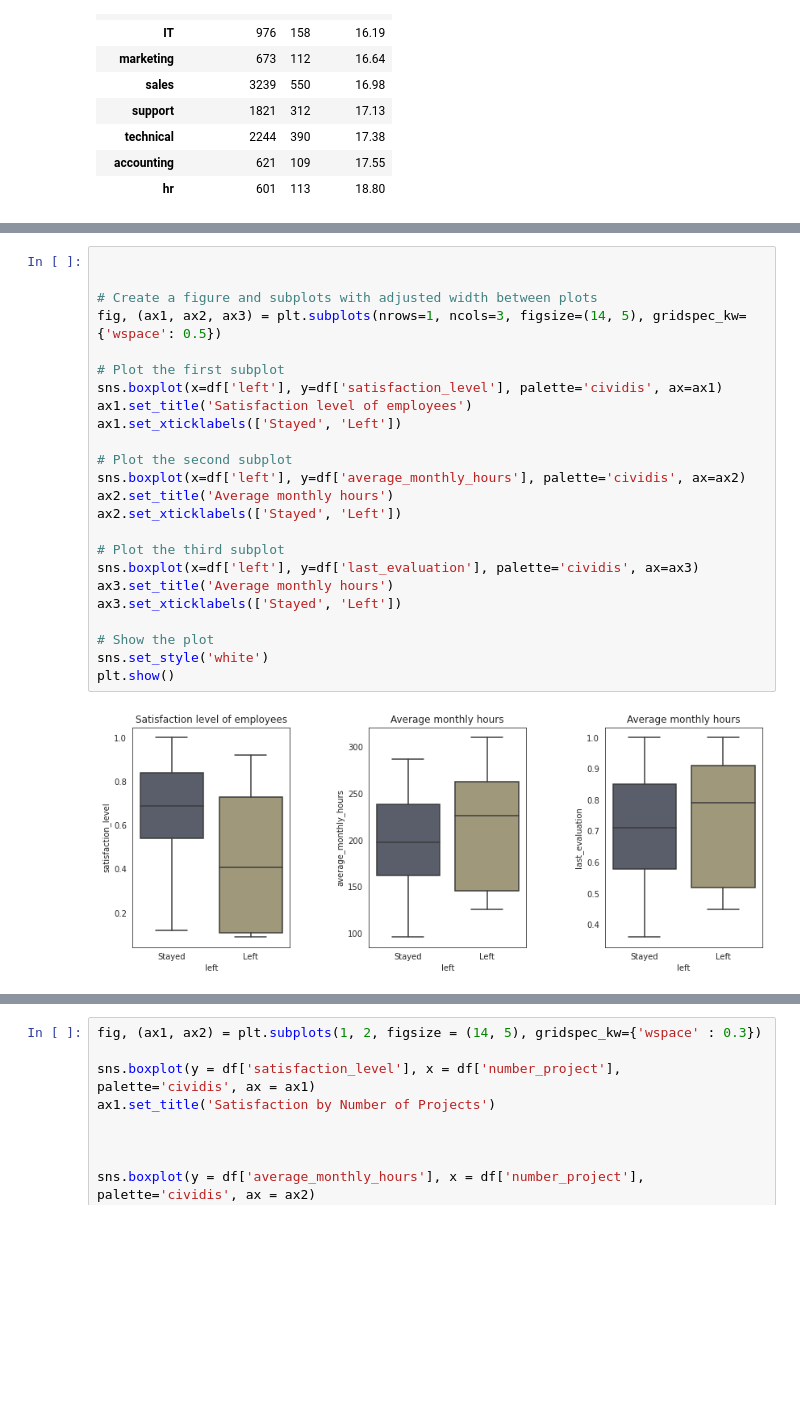
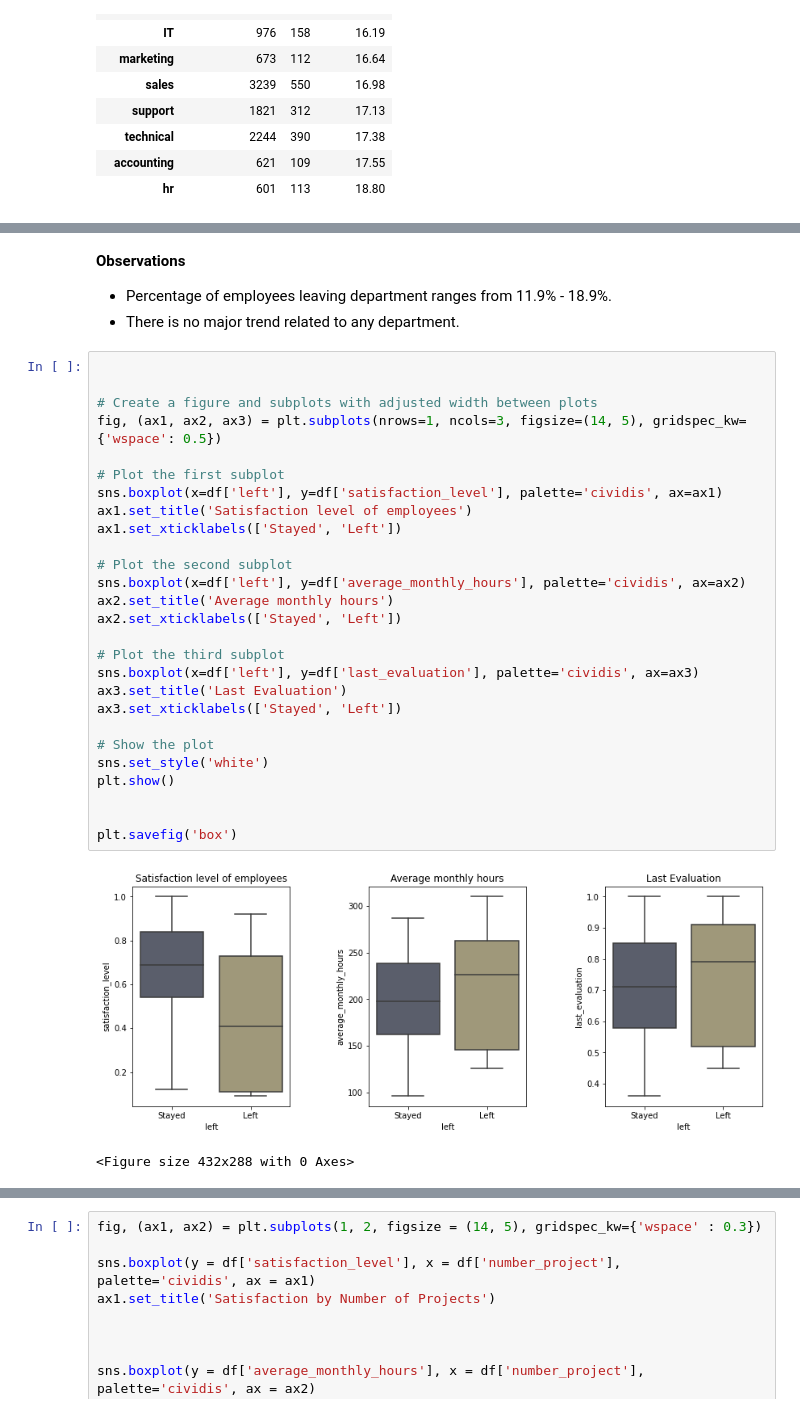
Before and after one commit to sukhpreet1910/salifort-HR-Project, a Jupyter notebook: Notebook/Activity_ Course 7 Salifort Motors project lab.ipynb, the cells around one changed output, grey strips where cells are left out. Cells and saved outputs as stored; diff of their text form; blank space fills up the shorter version.

```diff
--- a/Activity_ Course 7 Salifort Motors project lab.ipynb
+++ b/Notebook/Activity_ Course 7 Salifort Motors project lab.ipynb
@@ -380,26 +382,34 @@ plt.show()
+# %% [markdown]
+**Observations**
+- Percentage of employees leaving department ranges from 11.9% - 18.9%.
+- There is no major trend related to any department.
 # %%
 
 
 # Create a figure and subplots with adjusted width between plots
 fig, (ax1, ax2, ax3) = plt.subplots(nrows=1, ncols=3, figsize=(14, 5), gridspec_kw={'wspace': 0.5})
 
 # Plot the first subplot
 sns.boxplot(x=df['left'], y=df['satisfaction_level'], palette='cividis', ax=ax1)
 ax1.set_title('Satisfaction level of employees')
 ax1.set_xticklabels(['Stayed', 'Left'])
 
 # Plot the second subplot
 sns.boxplot(x=df['left'], y=df['average_monthly_hours'], palette='cividis', ax=ax2)
 ax2.set_title('Average monthly hours')
 ax2.set_xticklabels(['Stayed', 'Left'])
 
 # Plot the third subplot
 sns.boxplot(x=df['left'], y=df['last_evaluation'], palette='cividis', ax=ax3)
-ax3.set_title('Average monthly hours')
+ax3.set_title('Last Evaluation')
 ax3.set_xticklabels(['Stayed', 'Left'])
 
 # Show the plot
 sns.set_style('white')
 plt.show()
+
+
+plt.savefig('box')
 # %% [output]
-[figure, old version]
+[figure, new version]
+<Figure size 432x288 with 0 Axes>
```
Also changed, not shown: parts of 4 cells of this notebook, 2 other files.
